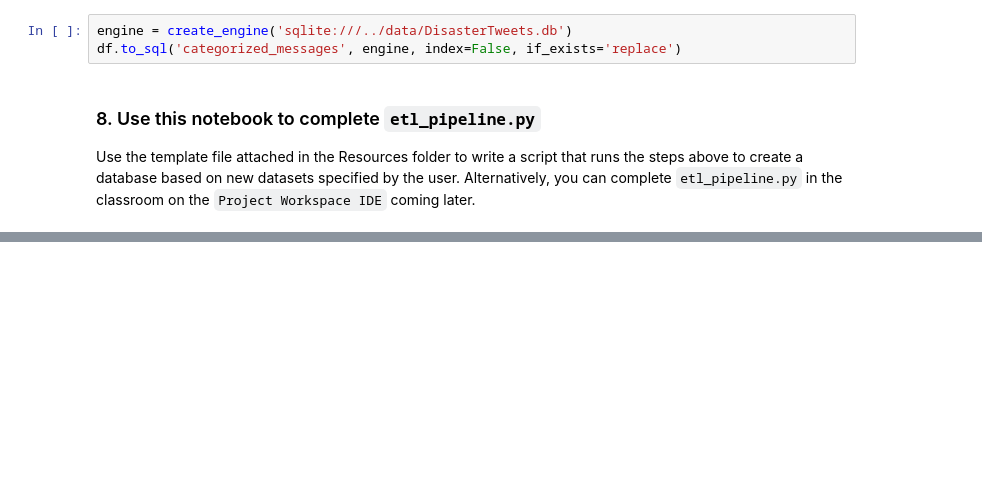
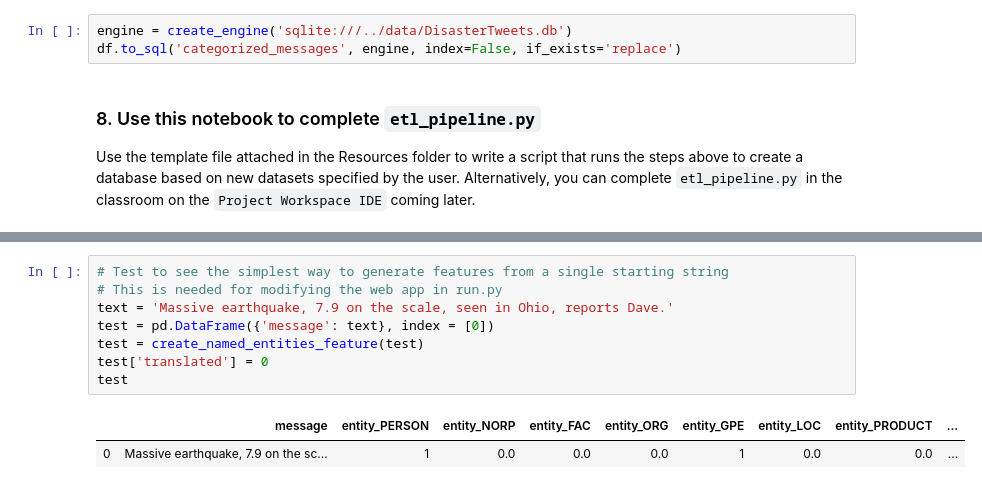
Before and after one commit to emigre459/disaster-prone-nlp, a Jupyter notebook: notebooks/ETL Pipeline Preparation.ipynb, the cells around one changed output, grey strips where cells are left out. Drawn from its saved outputs; the diff is of its cells as text; blank space fills up the shorter version.

Commit message:
Refactor run.py to properly process query text and predict on it

```diff
--- a/notebooks/ETL Pipeline Preparation.ipynb
+++ b/notebooks/ETL Pipeline Preparation.ipynb
@@ -401,0 +488,11 @@ Use the template file attached in the Resources folder to write a script that ru
+# %%
+# Test to see the simplest way to generate features from a single starting string
+# This is needed for modifying the web app in run.py
+text = 'Massive earthquake, 7.9 on the scale, seen in Ohio, reports Dave.'
+test = pd.DataFrame({'message': text}, index = [0])
+test = create_named_entities_feature(test)
+test['translated'] = 0
+test
+# %% [output]
+|  | message | entity_PERSON | entity_NORP | entity_FAC | entity_ORG | entity_GPE | entity_LOC | entity_PRODUCT | ... |
+| 0 | Massive earthquake, 7.9 on the sc... | 1 | 0.0 | 0.0 | 0.0 | 1 | 0.0 | 0.0 | ... |
```
Also changed, not shown: parts of 1 cell of this notebook, 4 other files.
